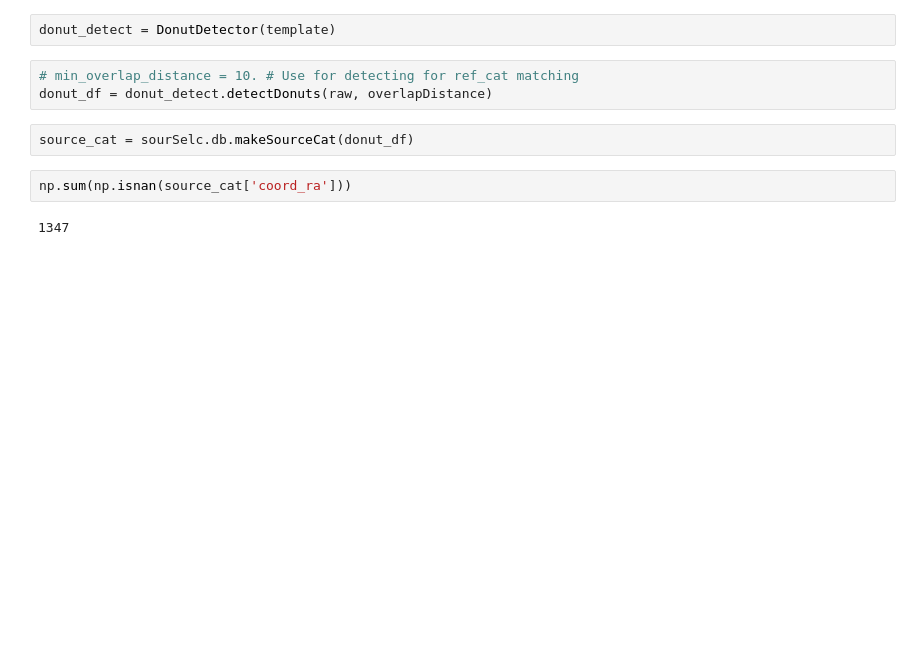
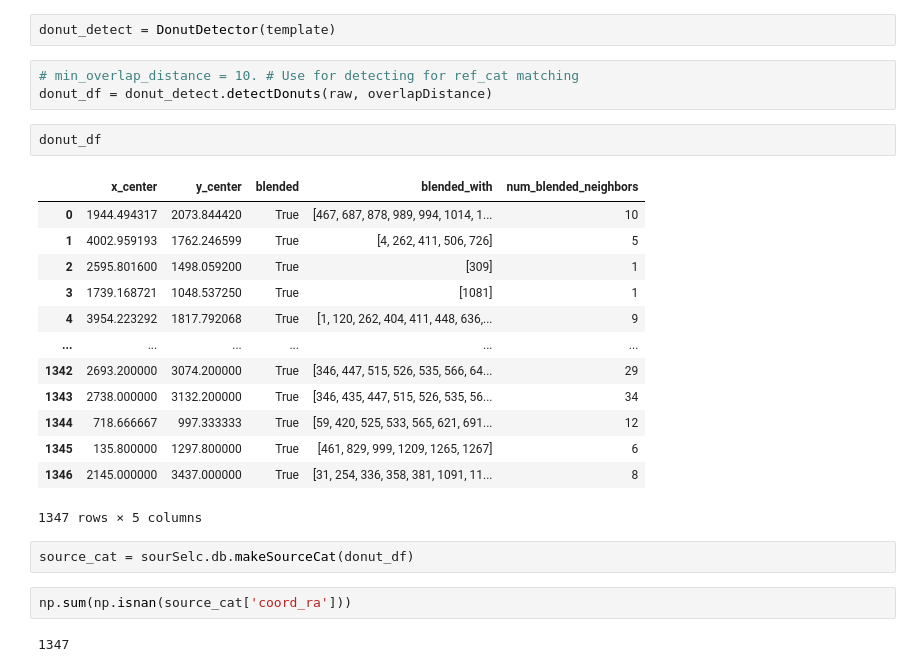
Before and after one commit to lsst-ts/ts_phosim, a Jupyter notebook: notebooks/analysis_notebooks/postISR_corner_WFS_refCat.ipynb, the cells around one changed output. Drawn from its saved outputs; the diff is of its cells as text; blank space fills up the shorter version.

```diff
--- a/notebooks/analysis_notebooks/postISR_corner_WFS_refCat.ipynb
+++ b/notebooks/analysis_notebooks/postISR_corner_WFS_refCat.ipynb
@@ -305,6 +305,22 @@ donut_detect = DonutDetector(template)
 # %%
 # min_overlap_distance = 10. # Use for detecting for ref_cat matching
 donut_df = donut_detect.detectDonuts(raw, overlapDistance)
+# %%
+donut_df
+# %% [output]
+|  | x_center | y_center | blended | blended_with | num_blended_neighbors |
+| 0 | 1944.494317 | 2073.844420 | True | [467, 687, 878, 989, 994, 1014, 1... | 10 |
+| 1 | 4002.959193 | 1762.246599 | True | [4, 262, 411, 506, 726] | 5 |
+| 2 | 2595.801600 | 1498.059200 | True | [309] | 1 |
+| 3 | 1739.168721 | 1048.537250 | True | [1081] | 1 |
+| 4 | 3954.223292 | 1817.792068 | True | [1, 120, 262, 404, 411, 448, 636,... | 9 |
+| ... | ... | ... | ... | ... | ... |
+| 1342 | 2693.200000 | 3074.200000 | True | [346, 447, 515, 526, 535, 566, 64... | 29 |
+| 1343 | 2738.000000 | 3132.200000 | True | [346, 435, 447, 515, 526, 535, 56... | 34 |
+| 1344 | 718.666667 | 997.333333 | True | [59, 420, 525, 533, 565, 621, 691... | 12 |
+| 1345 | 135.800000 | 1297.800000 | True | [461, 829, 999, 1209, 1265, 1267] | 6 |
+| 1346 | 2145.000000 | 3437.000000 | True | [31, 254, 336, 358, 381, 1091, 11... | 8 |
+1347 rows × 5 columns
 # %%
 source_cat = sourSelc.db.makeSourceCat(donut_df)
 # %%
```
Also changed, not shown: parts of 16 cells of this notebook.
